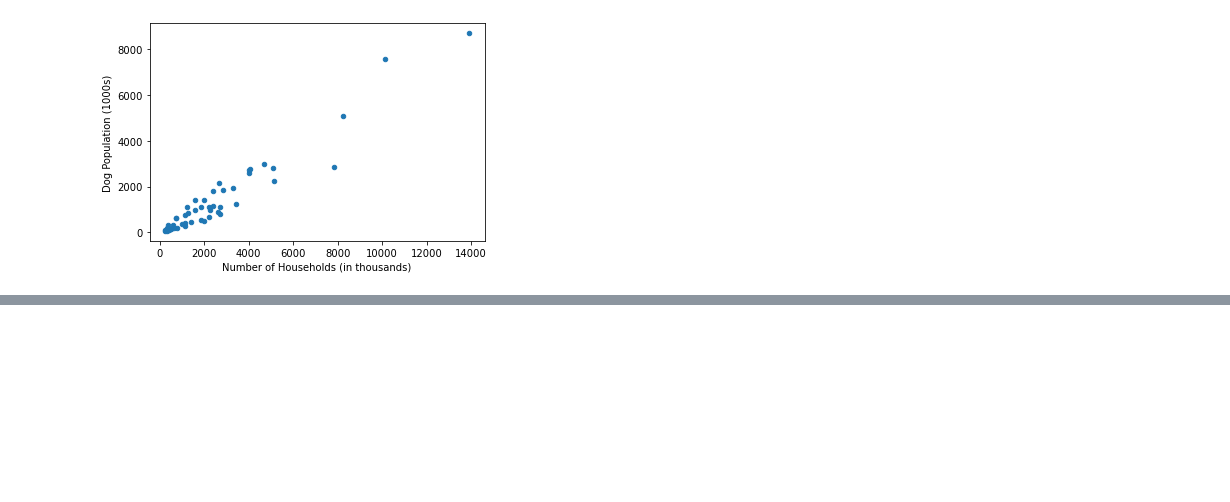
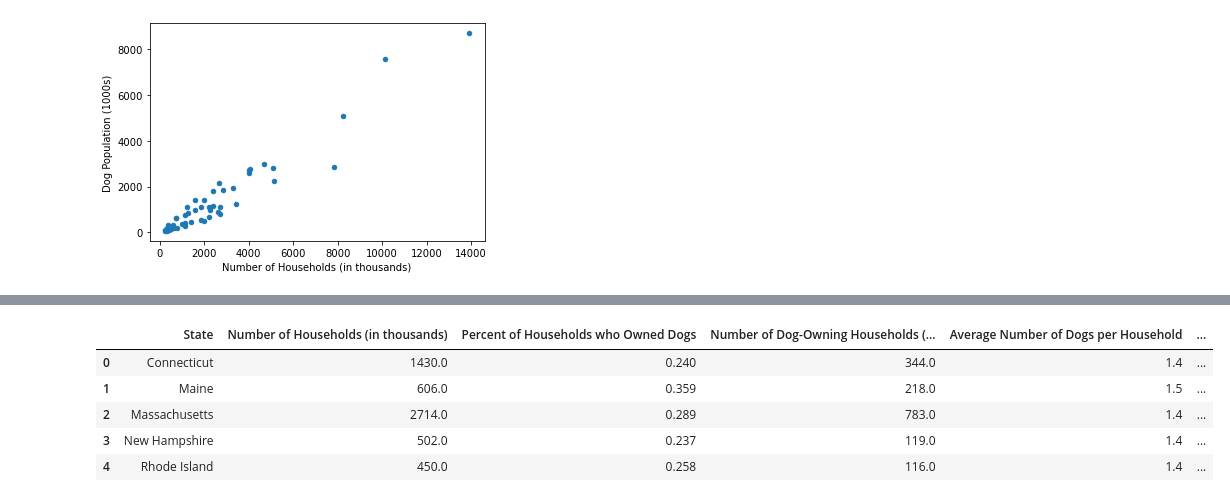
Before and after one commit to lejaja9/pandas-2, a Jupyter notebook: corr.ipynb, the cells around one changed output, grey strips where cells are left out. Drawn from its saved outputs; the diff is of its cells as text; code cells hidden in the pictures; blank space fills up the shorter version.

```diff
--- a/corr.ipynb
+++ b/corr.ipynb
@@ -119,0 +117,9 @@ main_df.plot.scatter(x = 'Number of Households (in thousands)', y = 'Dog Populat
+# %%
+main_df.head()
+# %% [output]
+|  | State | Number of Households (in thousands) | Percent of Households who Owned Dogs | Number of Dog-Owning Households (... | Average Number of Dogs per Household | ... |
+| 0 | Connecticut | 1430.0 | 0.240 | 344.0 | 1.4 | ... |
+| 1 | Maine | 606.0 | 0.359 | 218.0 | 1.5 | ... |
+| 2 | Massachusetts | 2714.0 | 0.289 | 783.0 | 1.4 | ... |
+| 3 | New Hampshire | 502.0 | 0.237 | 119.0 | 1.4 | ... |
+| 4 | Rhode Island | 450.0 | 0.258 | 116.0 | 1.4 | ... |
```
Also changed, not shown: parts of 4 cells of this notebook.
